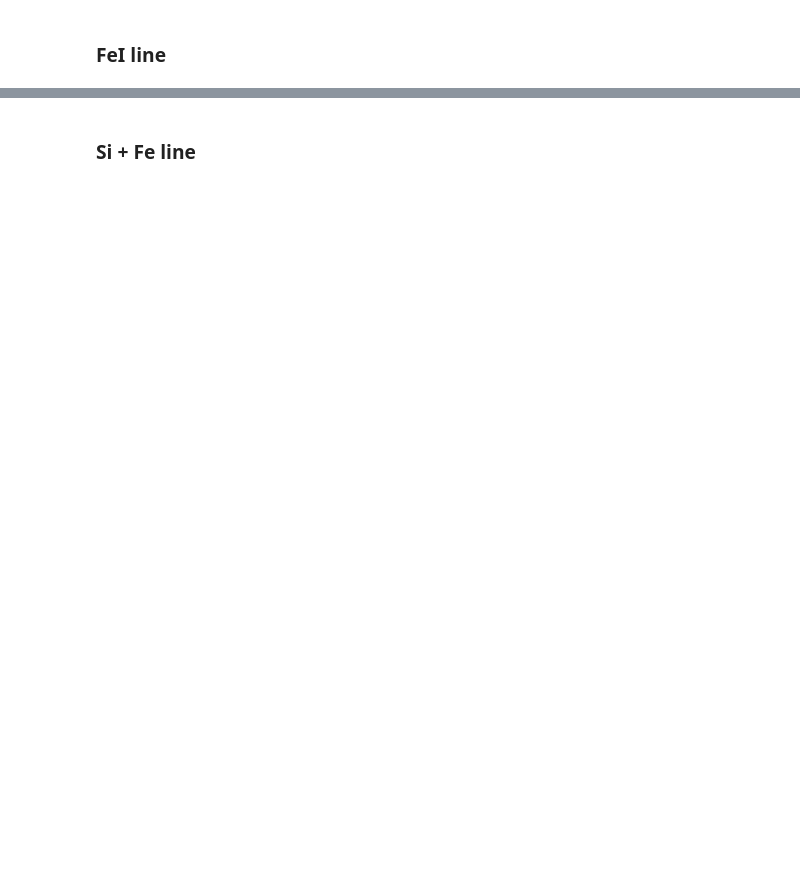
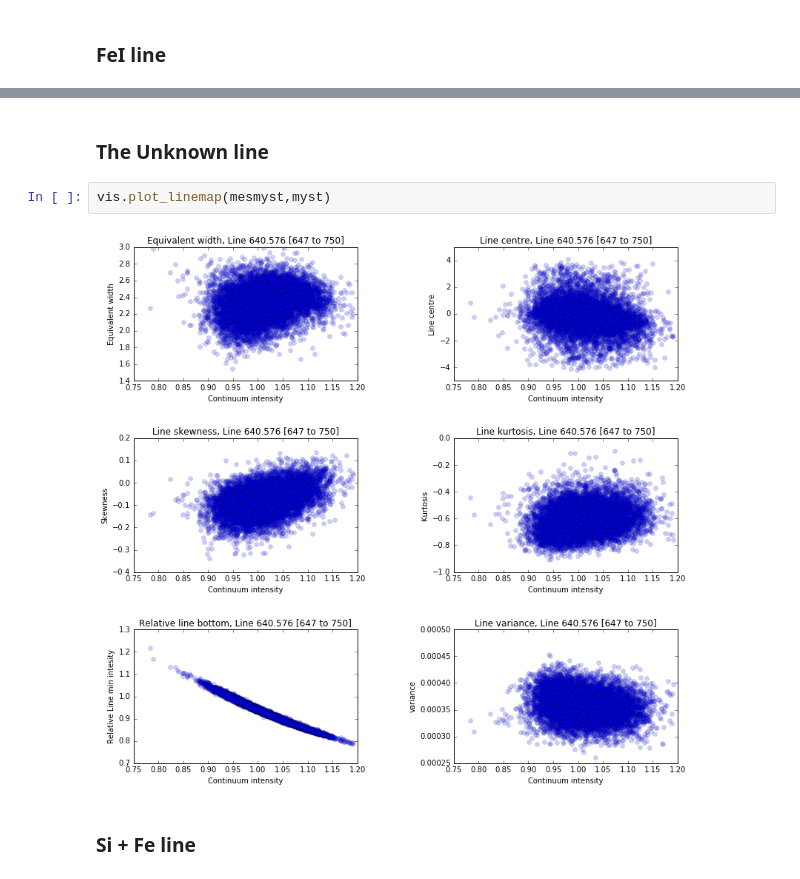
Before and after one commit to Tobychev/Danspectra, a Jupyter notebook: 6405_region.ipynb, the cells around one changed output, grey strips where cells are left out. Cells and saved outputs as stored; diff of their text form; blank space fills up the shorter version.

```diff
--- a/6405_region.ipynb
+++ b/6405_region.ipynb
@@ -149,2 +116,8 @@ pl.show()
+# %% [markdown]
+### The Unknown line
+# %%
+vis.plot_linemap(mesmyst,myst)
+# %% [output]
+[figure, added]
 # %% [markdown]
 ### Si + Fe line
```
Also changed, not shown: parts of 18 cells of this notebook, 1 other file.
